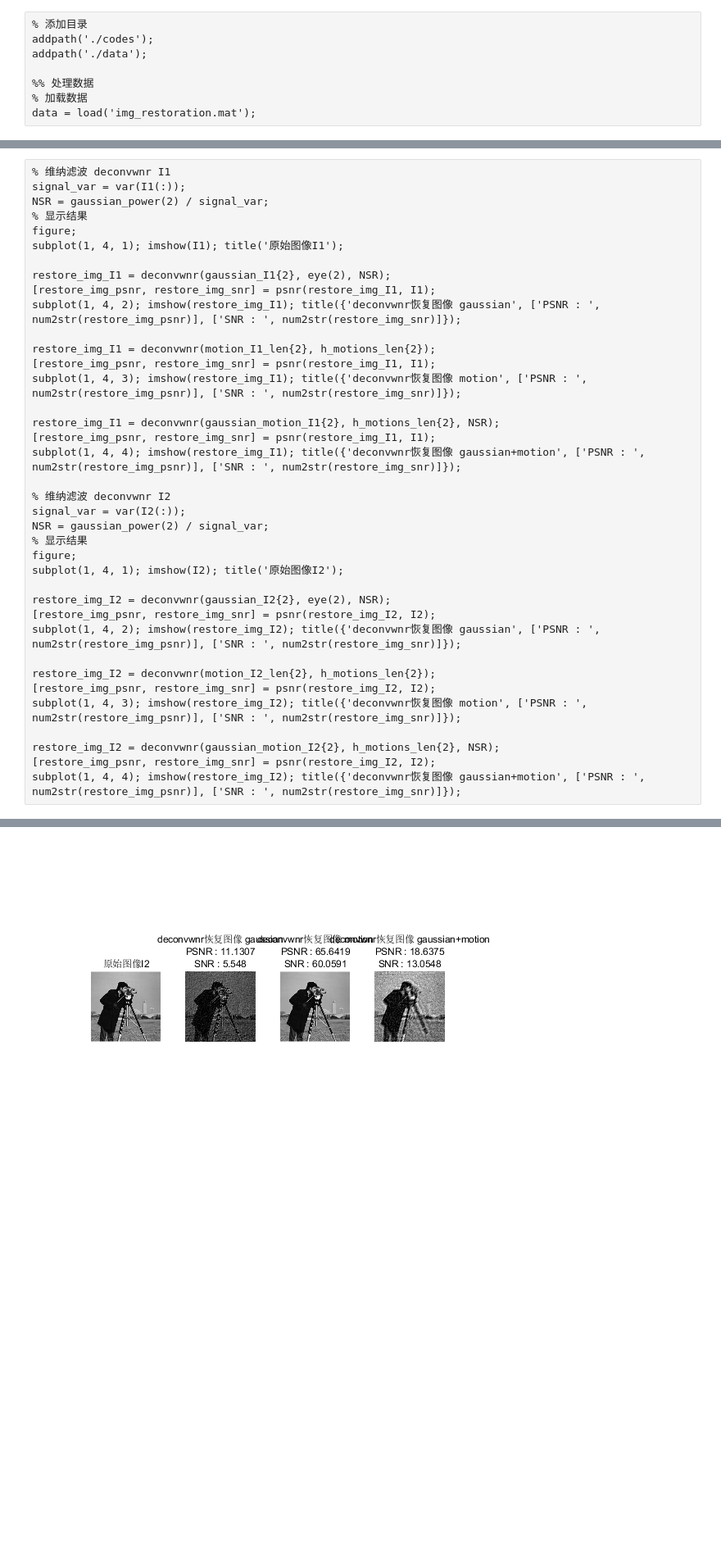
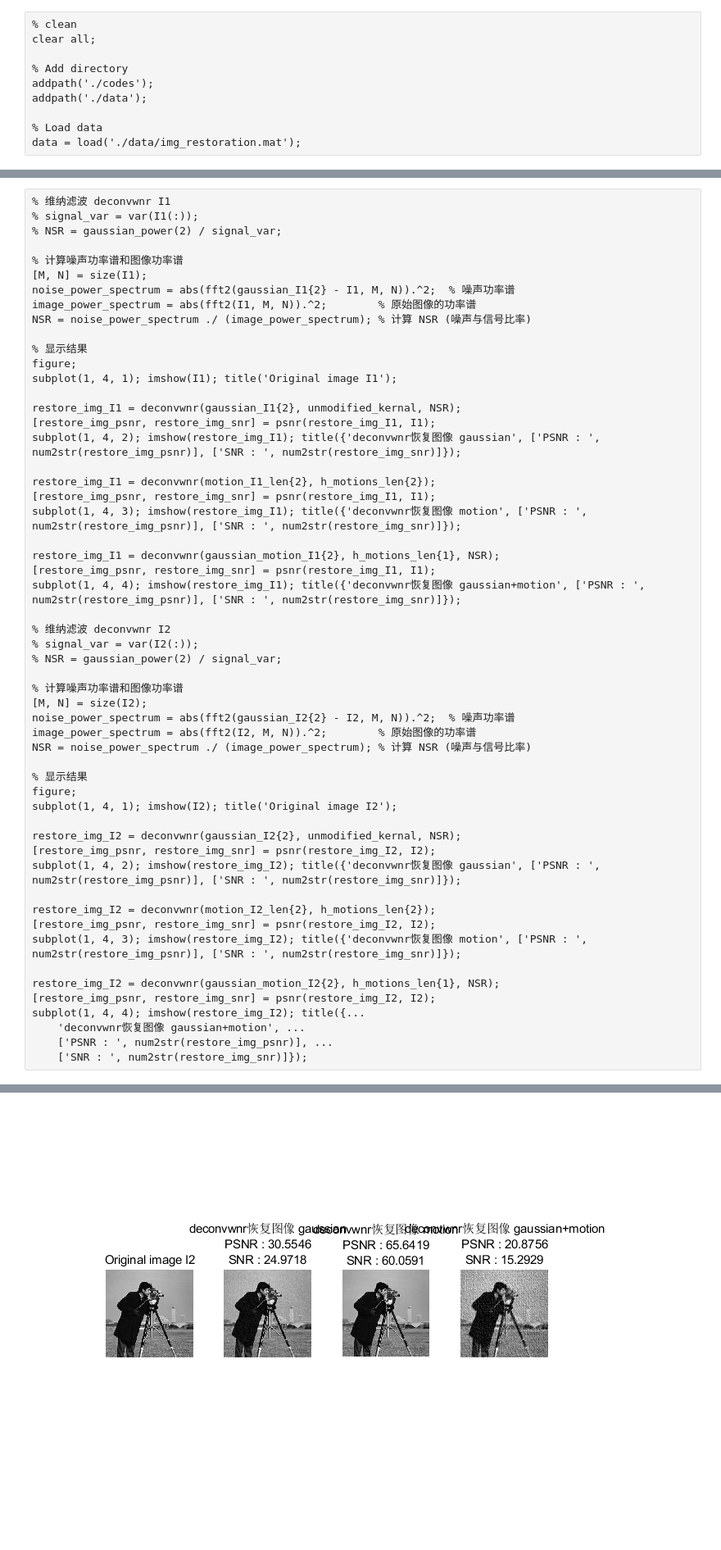
Before and after one commit to nemuru-pigeon/Image_restoration, a Jupyter notebook: codes/final_report_temp.ipynb, the cells around one changed output, grey strips where cells are left out. Shown at 82% size. Saved outputs shown, nothing was run; the diff lists cells and outputs as text; blank space fills up the shorter version.

```diff
--- a/codes/final_report_temp.ipynb
+++ b/codes/final_report_temp.ipynb
@@ -1,8 +3,10 @@
 # %%
-% 添加目录
+% clean
+clear all;
+
+% Add directory
 addpath('./codes');
 addpath('./data');
 
-%% 处理数据
-% 加载数据
-data = load('img_restoration.mat');
+% Load data
+data = load('./data/img_restoration.mat');
@@ -313,12 +431,19 @@ subplot(1, 4, 4); imshow(restore_img_I2); title({'wiener2恢复图像 gaussian+m
 # %%
 % 维纳滤波 deconvwnr I1
-signal_var = var(I1(:));
-NSR = gaussian_power(2) / signal_var;
+% signal_var = var(I1(:));
+% NSR = gaussian_power(2) / signal_var;
+
+% 计算噪声功率谱和图像功率谱
+[M, N] = size(I1);
+noise_power_spectrum = abs(fft2(gaussian_I1{2} - I1, M, N)).^2;  % 噪声功率谱
+image_power_spectrum = abs(fft2(I1, M, N)).^2;        % 原始图像的功率谱
+NSR = noise_power_spectrum ./ (image_power_spectrum); % 计算 NSR (噪声与信号比率)
+
 % 显示结果
 figure;
-subplot(1, 4, 1); imshow(I1); title('原始图像I1');
+subplot(1, 4, 1); imshow(I1); title('Original image I1');
 
-restore_img_I1 = deconvwnr(gaussian_I1{2}, eye(2), NSR);
+restore_img_I1 = deconvwnr(gaussian_I1{2}, unmodified_kernal, NSR);
 [restore_img_psnr, restore_img_snr] = psnr(restore_img_I1, I1);
 subplot(1, 4, 2); imshow(restore_img_I1); title({'deconvwnr恢复图像 gaussian', ['PSNR : ', num2str(restore_img_psnr)], ['SNR : ', num2str(restore_img_snr)]});
 
@@ -326,18 +451,25 @@ restore_img_I1 = deconvwnr(motion_I1_len{2}, h_motions_len{2});
 [restore_img_psnr, restore_img_snr] = psnr(restore_img_I1, I1);
 subplot(1, 4, 3); imshow(restore_img_I1); title({'deconvwnr恢复图像 motion', ['PSNR : ', num2str(restore_img_psnr)], ['SNR : ', num2str(restore_img_snr)]});
 
-restore_img_I1 = deconvwnr(gaussian_motion_I1{2}, h_motions_len{2}, NSR);
+restore_img_I1 = deconvwnr(gaussian_motion_I1{2}, h_motions_len{1}, NSR);
 [restore_img_psnr, restore_img_snr] = psnr(restore_img_I1, I1);
 subplot(1, 4, 4); imshow(restore_img_I1); title({'deconvwnr恢复图像 gaussian+motion', ['PSNR : ', num2str(restore_img_psnr)], ['SNR : ', num2str(restore_img_snr)]});
 
 % 维纳滤波 deconvwnr I2
-signal_var = var(I2(:));
-NSR = gaussian_power(2) / signal_var;
+% signal_var = var(I2(:));
+% NSR = gaussian_power(2) / signal_var;
+
+% 计算噪声功率谱和图像功率谱
+[M, N] = size(I2);
+noise_power_spectrum = abs(fft2(gaussian_I2{2} - I2, M, N)).^2;  % 噪声功率谱
+image_power_spectrum = abs(fft2(I2, M, N)).^2;        % 原始图像的功率谱
+NSR = noise_power_spectrum ./ (image_power_spectrum); % 计算 NSR (噪声与信号比率)
+
 % 显示结果
 figure;
-subplot(1, 4, 1); imshow(I2); title('原始图像I2');
+subplot(1, 4, 1); imshow(I2); title('Original image I2');
 
-restore_img_I2 = deconvwnr(gaussian_I2{2}, eye(2), NSR);
+restore_img_I2 = deconvwnr(gaussian_I2{2}, unmodified_kernal, NSR);
 [restore_img_psnr, restore_img_snr] = psnr(restore_img_I2, I2);
 subplot(1, 4, 2); imshow(restore_img_I2); title({'deconvwnr恢复图像 gaussian', ['PSNR : ', num2str(restore_img_psnr)], ['SNR : ', num2str(restore_img_snr)]});
 
@@ -345,7 +477,10 @@ restore_img_I2 = deconvwnr(motion_I2_len{2}, h_motions_len{2});
 [restore_img_psnr, restore_img_snr] = psnr(restore_img_I2, I2);
 subplot(1, 4, 3); imshow(restore_img_I2); title({'deconvwnr恢复图像 motion', ['PSNR : ', num2str(restore_img_psnr)], ['SNR : ', num2str(restore_img_snr)]});
 
-restore_img_I2 = deconvwnr(gaussian_motion_I2{2}, h_motions_len{2}, NSR);
+restore_img_I2 = deconvwnr(gaussian_motion_I2{2}, h_motions_len{1}, NSR);
 [restore_img_psnr, restore_img_snr] = psnr(restore_img_I2, I2);
-subplot(1, 4, 4); imshow(restore_img_I2); title({'deconvwnr恢复图像 gaussian+motion', ['PSNR : ', num2str(restore_img_psnr)], ['SNR : ', num2str(restore_img_snr)]});
+subplot(1, 4, 4); imshow(restore_img_I2); title({...
+    'deconvwnr恢复图像 gaussian+motion', ...
+    ['PSNR : ', num2str(restore_img_psnr)], ...
+    ['SNR : ', num2str(restore_img_snr)]});
 # %% [output]
@@ -353,2 +488,2 @@ subplot(1, 4, 4); imshow(restore_img_I2); title({'deconvwnr恢复图像 gaussian
-[figure, old version]
+[figure, new version]
 # %% [markdown]
```
Also changed, not shown: parts of 29 cells of this notebook, 2 other files.
